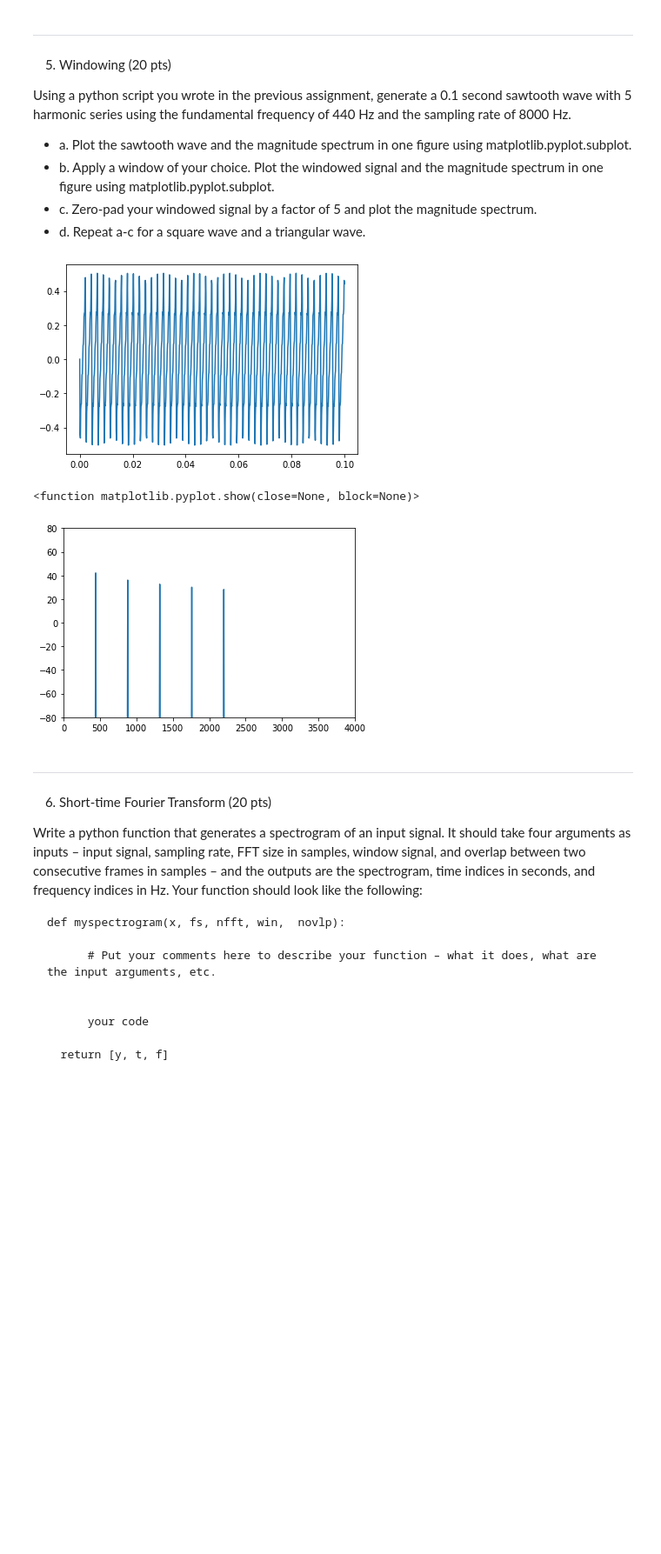
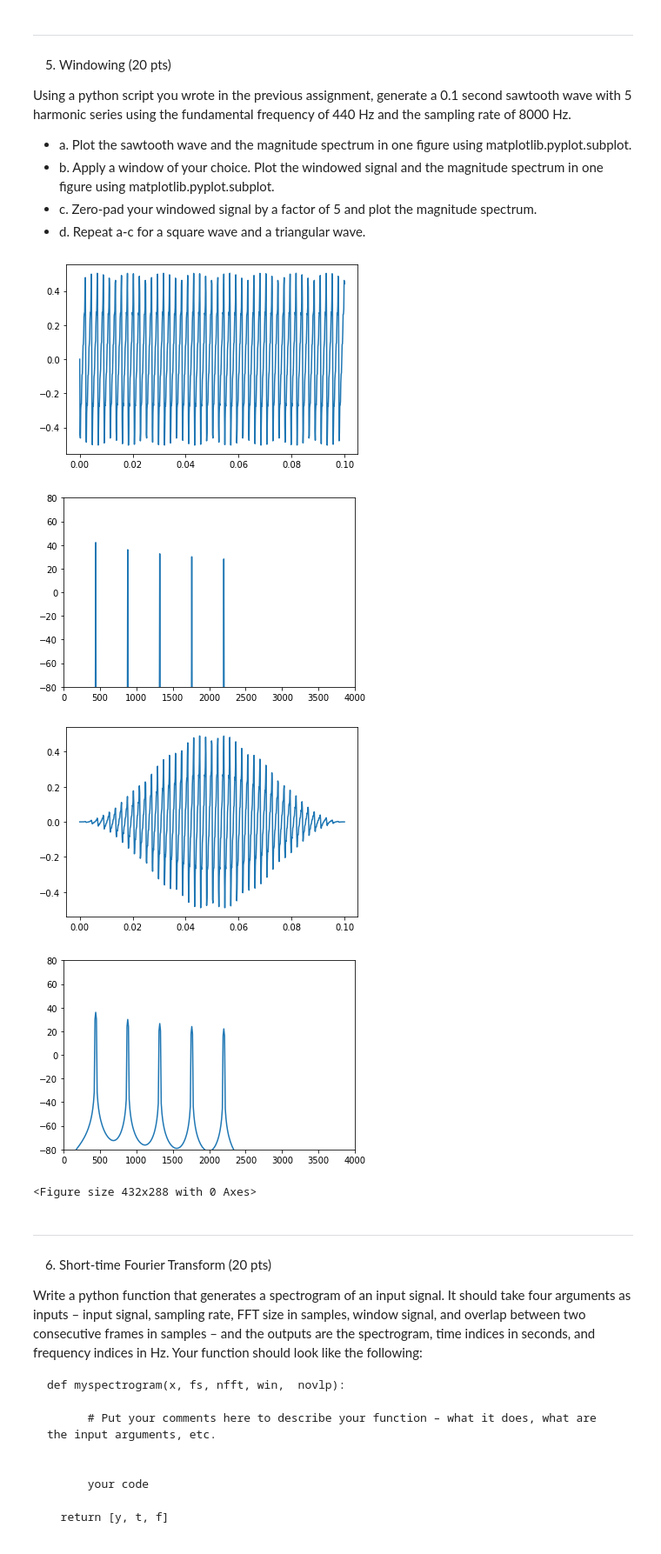
Before and after one commit to changwoonchoi/cl2020, a Jupyter notebook: as_1/assignment01.ipynb, the cells around one changed output. Shown at 87% size. Saved outputs shown, nothing was run; the diff lists cells and outputs as text; code cells hidden in the pictures; blank space fills up the shorter version.

```diff
--- a/as_1/assignment01.ipynb
+++ b/as_1/assignment01.ipynb
@@ -392,36 +392,53 @@ Using a python script you wrote in the previous assignment, generate a 0.1 secon
 
 dur = 0.1
 sine_num = 5
 f0 = 440
 fs = 8000
 t = np.linspace(0, dur, int(fs*dur))
 
 # a
 saw_wave = make_saw_wave(sine_num, dur, fs, f0)
 plt.plot(t, saw_wave)
 plt.show()
 plt.clf()
 
 X = np.fft.fft(saw_wave)
 Xdb = 20 * np.log10(np.absolute(X) + np.finfo(float).eps)
 Xdb = list(Xdb)
 fi = np.arange(0, fs, fs/800)
 plt.xlim(0, fs/2)
 plt.ylim(-80, 80)
 plt.plot(fi, Xdb)
-plt.show
+plt.show()
+plt.clf()
 
 # b
+win = np.hanning(dur * fs)
+xw = np.multiply(saw_wave, win)
+plt.plot(t, xw)
+plt.show()
+plt.clf()
+
+Xw = np.fft.fft(xw)
+Xwdb = 20 * np.log10(np.absolute(Xw) + np.finfo(float).eps)
+Xwdb = list(Xwdb)
+plt.xlim(0, fs/2)
+plt.ylim(-80, 80)
+plt.plot(fi, Xwdb)
+plt.show()
+plt.clf()
 
 
 # c
 
 
 # d
 # %% [output]
 [figure]
+[figure]
+[figure, added]
+[figure, added]
-<function matplotlib.pyplot.show(close=None, block=None)>
+<Figure size 432x288 with 0 Axes>
-[figure]
 # %% [markdown]
 
 
```
